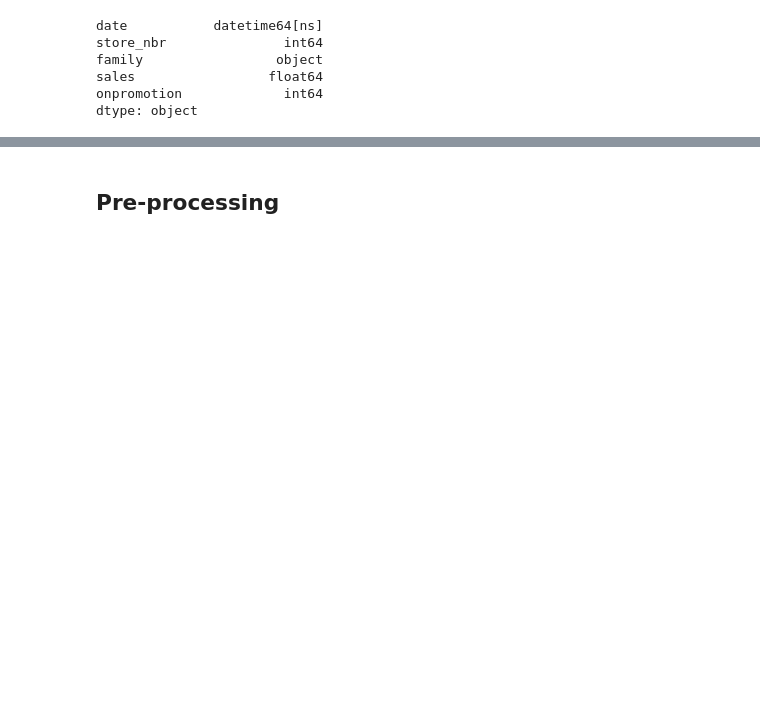
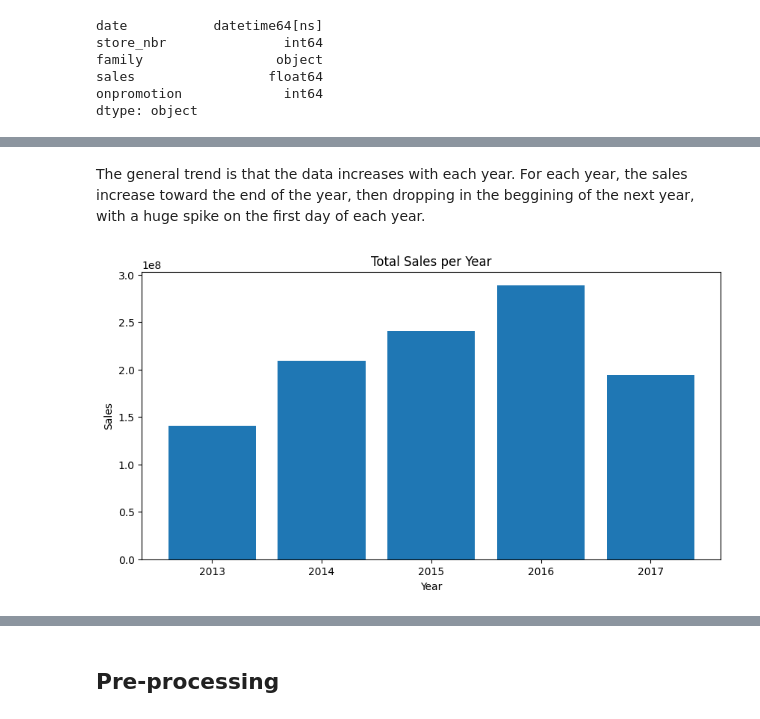
Before and after one commit to Milloz-dev/StoreSales-TimeSeriesForecasting, a Jupyter notebook: main.ipynb, the cells around one changed output, grey strips where cells are left out. Saved outputs shown, nothing was run; the diff lists cells and outputs as text; code cells hidden in the pictures; blank space fills up the shorter version.

```diff
--- a/main.ipynb
+++ b/main.ipynb
@@ -64,0 +98,12 @@ plt.show()
+# %% [markdown]
+The general trend is that the data increases with each year. For each year, the sales increase toward the end of the year, then dropping in the beggining of the next year, with a huge spike on the first day of each year.
+# %%
+total_sales_per_year = train_df.groupby(train_df["date"].dt.year)["sales"].sum().reset_index()
+plt.figure(figsize=(10, 5))
+plt.bar(total_sales_per_year["date"], total_sales_per_year["sales"])
+plt.xlabel("Year")
+plt.ylabel("Sales")
+plt.title("Total Sales per Year")
+plt.show()
+# %% [output]
+[figure, added]
```
Also changed, not shown: parts of 35 cells of this notebook.
